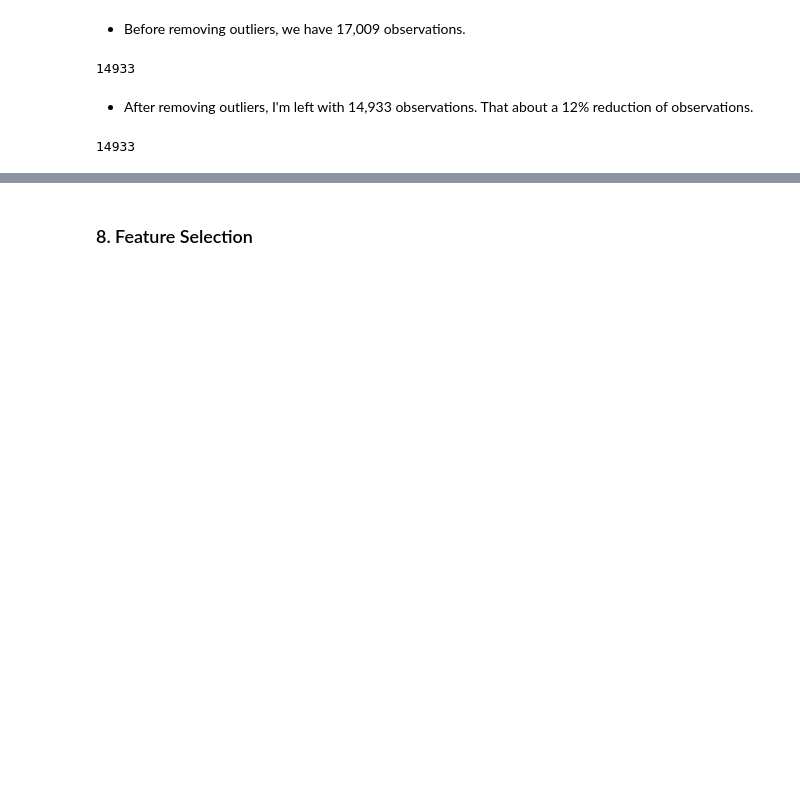
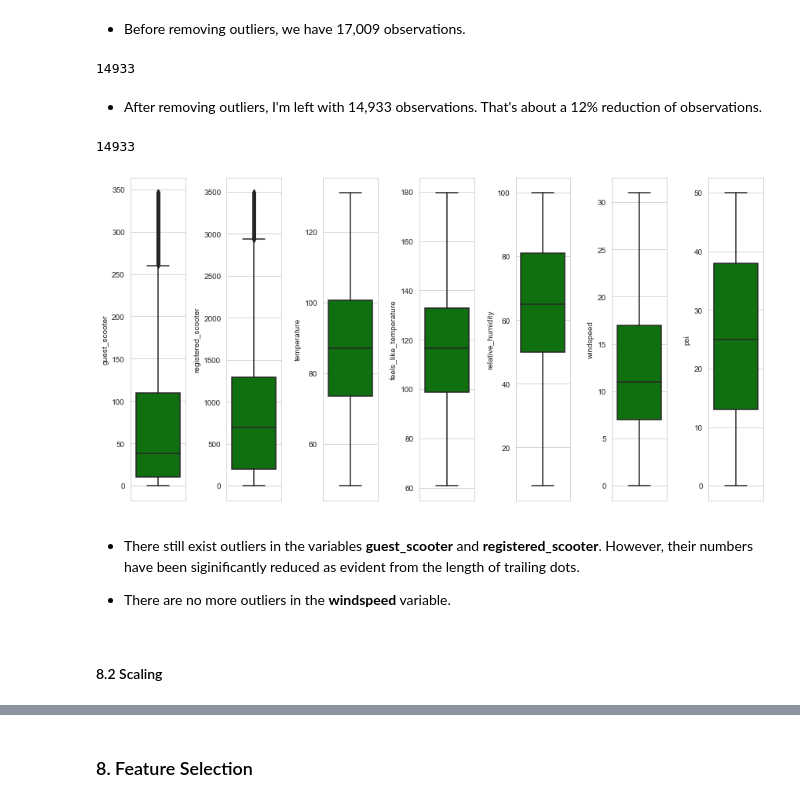
Before and after one commit to hakngrow/aice, a Jupyter notebook: eda.ipynb, the cells around one changed output, grey strips where cells are left out. Saved outputs shown, nothing was run; the diff lists cells and outputs as text; code cells hidden in the pictures; blank space fills up the shorter version.

```diff
--- a/eda.ipynb
+++ b/eda.ipynb
@@ -549,7 +555,7 @@ Index(['date_str', 'hr_str', 'temperature', 'feels_like_temperature',
 #### 7.1 Correlation <a id='correlation'></a>
 # %%
 # Column labels of numerical variables
-cols_numerical = ['active_scooter', 'guest_scooter', 'registered_scooter', 'temperature', 'feels_like_temperature',
+cols_numerical = ['guest_scooter', 'registered_scooter', 'temperature', 'feels_like_temperature',
                   'relative_humidity', 'windspeed', 'psi']
 
 # Column labels of weather one-hot encoded variables
@@ -563,13 +569,17 @@ cols_day_of_wk = ['day_of_wk_Friday', 'day_of_wk_Monday', 'day_of_wk_Saturday',
 cols_hr = ['hr_0', 'hr_1', 'hr_10', 'hr_11', 'hr_12', 'hr_13', 'hr_14', 'hr_15', 'hr_16', 'hr_17', 'hr_18', 'hr_19',
            'hr_2', 'hr_20', 'hr_21', 'hr_22', 'hr_23', 'hr_3', 'hr_4', 'hr_5', 'hr_6', 'hr_7', 'hr_8', 'hr_9']
 
+cols_categorical = []
+
+cols_categorical.extend(cols_weather)
+cols_categorical.extend(cols_day_of_wk)
+cols_categorical.extend(cols_hr)
+
 # Construct list of column labels of numerical and one-hot encoded variables
-cols_all = []
+cols_all = ['active_scooter']
 
 cols_all.extend(cols_numerical)
-cols_all.extend(cols_weather)
-cols_all.extend(cols_day_of_wk)
-cols_all.extend(cols_hr)
+cols_all.extend(cols_categorical)
 # %%
 # Create new dataset for visualization purposes
 df_rentals_viz = df_rentals_1hot.loc[:, cols_all]
@@ -667,7 +677,6 @@ df_users['registered_scooter_%'].mean()
 # %%
 # Select columns with numerical data excluding the target variable
 ol_cols = cols_numerical.copy()
-ol_cols.remove('active_scooter')
 
 df_outliers = df_rentals_viz[ol_cols]
 
@@ -820,7 +814,7 @@ len(df_rentals)
 # %% [output]
 14933
 # %% [markdown]
-- After removing outliers, I'm left with 14,933 observations.  That about a 12% reduction of observations.
+- After removing outliers, I'm left with 14,933 observations.  That's about a 12% reduction of observations.
 # %%
 # Remove outliers from dataset with one-hot encoding
 df_rentals_1hot = df_rentals_1hot[df_rentals_1hot.registered_scooter<=3490]
@@ -839,0 +827,26 @@ mm_scaler.transform(X_test)
+# %%
+df_outliers = df_rentals[ol_cols]
+
+cols_count = len(ol_cols)
+
+plt.figure(figsize=(12, 6))
+
+# Generate box plots for all numerical independent variables
+for i in range(0, cols_count):
+
+    plt.subplot(1, cols_count, i+1)
+
+    sns.set_style('whitegrid')
+
+    sns.boxplot(df_outliers[ol_cols[i]], color='green', orient='v')
+
+    plt.tight_layout()
+# %% [output]
+[figure, added]
+# %% [markdown]
+- There still exist outliers in the variables <b>guest_scooter</b> and <b>registered_scooter</b>. However, their numbers have been siginificantly reduced as evident from the length of trailing dots.
+
+
+- There are no more outliers in the <b>windspeed</b> variable.
+# %% [markdown]
+#### 8.2 Scaling
```
Also changed, not shown: parts of 20 cells of this notebook, 1 other file.
